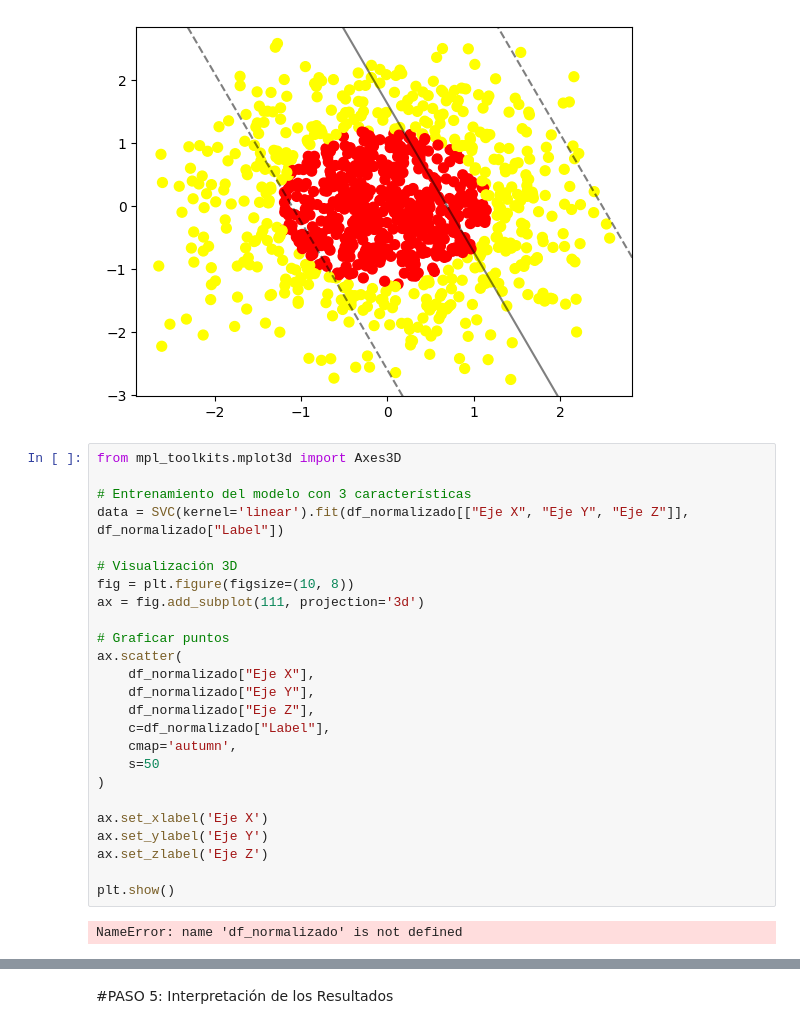
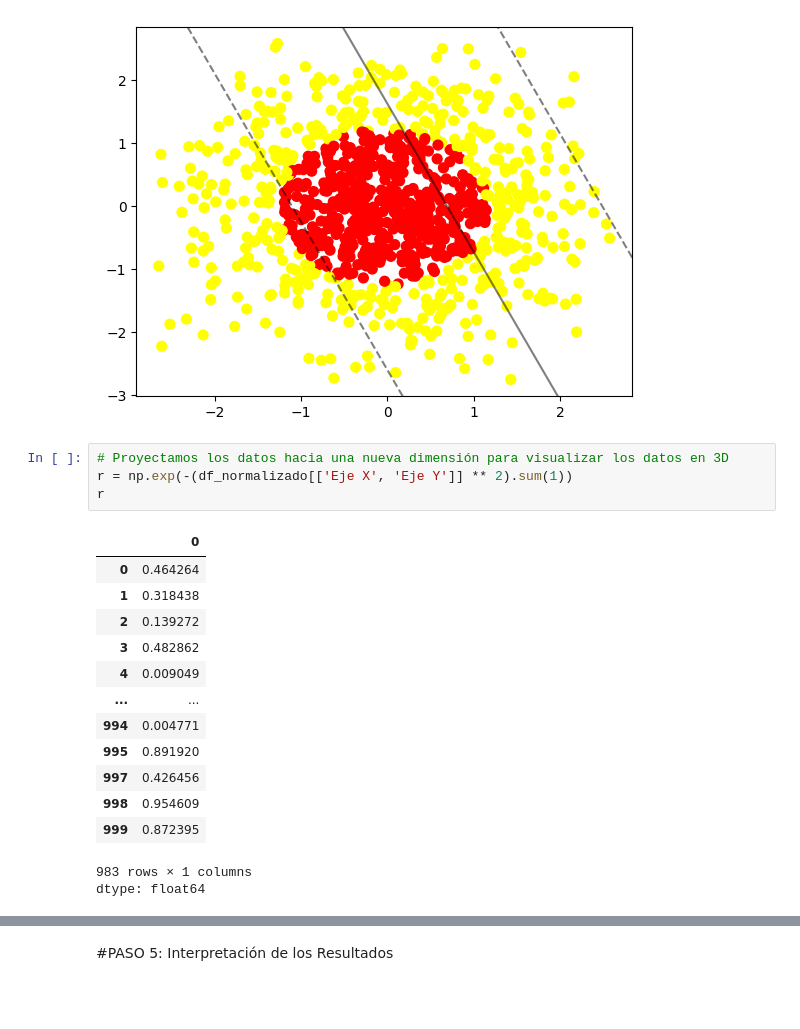
Before and after one commit to maxmigue/machineLearning, a Jupyter notebook: LAB09_SVM_ML.ipynb, the cells around one changed output, grey strips where cells are left out. Drawn from its saved outputs; the diff is of its cells as text; blank space fills up the shorter version.

```diff
--- a/LAB09_SVM_ML.ipynb
+++ b/LAB09_SVM_ML.ipynb
@@ -210,30 +210,22 @@ plt.scatter(df_normalizado["Eje X"], df_normalizado["Eje Y"], c=df_normalizado["
 plot_svc_decision_function(data, plot_support=False);
 # %% [output]
 [figure]
-# %%
-from mpl_toolkits.mplot3d import Axes3D
-
-# Entrenamiento del modelo con 3 características
-data = SVC(kernel='linear').fit(df_normalizado[["Eje X", "Eje Y", "Eje Z"]], df_normalizado["Label"])
-
-# Visualización 3D
-fig = plt.figure(figsize=(10, 8))
-ax = fig.add_subplot(111, projection='3d')
-
-# Graficar puntos
-ax.scatter(
-    df_normalizado["Eje X"],
-    df_normalizado["Eje Y"],
-    df_normalizado["Eje Z"],
-    c=df_normalizado["Label"],
-    cmap='autumn',
-    s=50
-)
-
-ax.set_xlabel('Eje X')
-ax.set_ylabel('Eje Y')
-ax.set_zlabel('Eje Z')
-
-plt.show()
-# %% [output]
-NameError: name 'df_normalizado' is not defined
+# %%
+# Proyectamos los datos hacia una nueva dimensión para visualizar los datos en 3D
+r = np.exp(-(df_normalizado[['Eje X', 'Eje Y']] ** 2).sum(1))
+r
+# %% [output]
+|  | 0 |
+| 0 | 0.464264 |
+| 1 | 0.318438 |
+| 2 | 0.139272 |
+| 3 | 0.482862 |
+| 4 | 0.009049 |
+| ... | ... |
+| 994 | 0.004771 |
+| 995 | 0.891920 |
+| 997 | 0.426456 |
+| 998 | 0.954609 |
+| 999 | 0.872395 |
+983 rows × 1 columns
+dtype: float64
```
Also changed, not shown: parts of 5 cells of this notebook.
